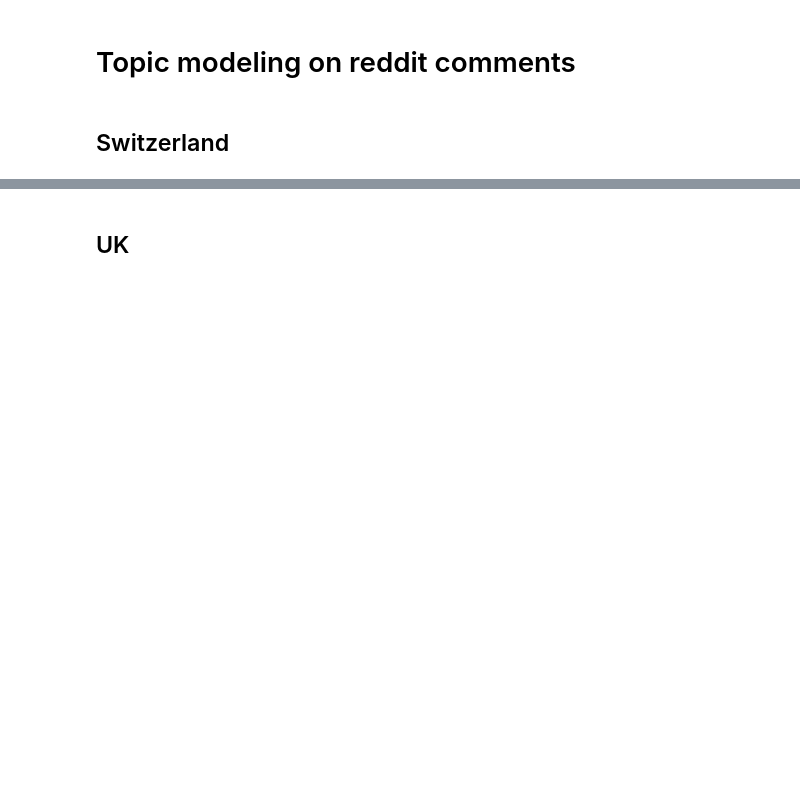
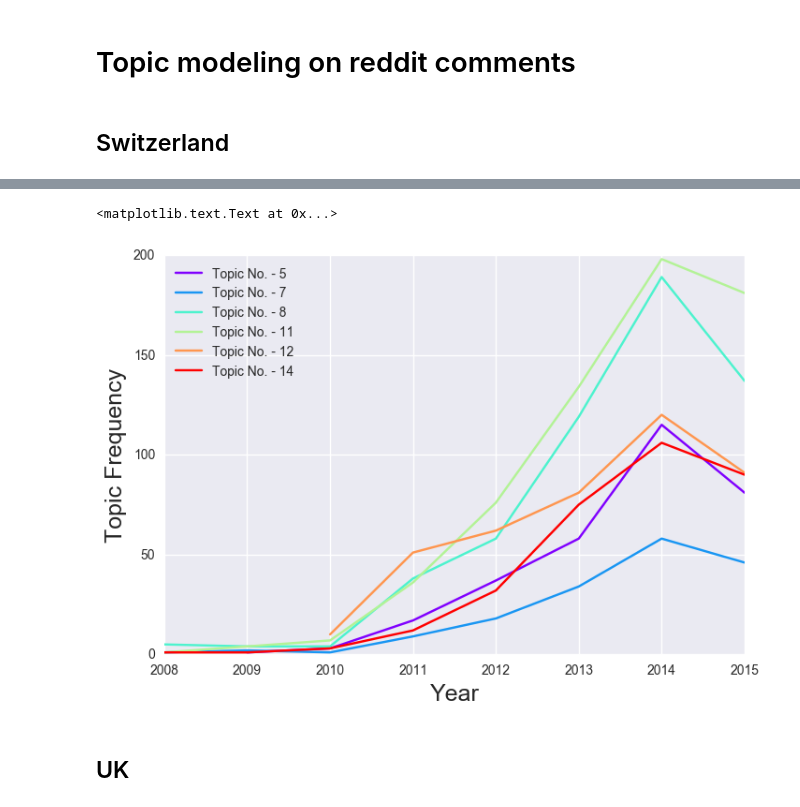
Before and after one commit to vidit09/ada-project, a Jupyter notebook: Topic Modeling/topic_modeling.ipynb, the cells around one changed output, grey strips where cells are left out. Drawn from its saved outputs; the diff is of its cells as text; code cells hidden in the pictures; blank space fills up the shorter version.

Commit message:
topic modelling till now

```diff
--- a/Topic Modeling/topic_modeling.ipynb
+++ b/Topic Modeling/topic_modeling.ipynb
@@ -93,7 +112,7 @@ dfsc_swiss = dfs_swiss.merge(dfc_swiss, how='inner', left_on='name', right_on='l
 cps_swiss = dfsc_swiss.groupby(by='name_x').apply(concat_comments_per_submission)
 cps_swiss = cps_swiss.reset_index()
 
-dfs_name = pd.DataFrame(dfs_swiss[['name', 'title']])
+dfs_name = pd.DataFrame(dfs_swiss[['name', 'title', 'created_utc']])
 df_aggcomments_swiss = dfs_name.merge(cps_swiss, how='inner', left_on='name', right_on='name_x')
 del df_aggcomments_swiss['name_x']
 df_aggcomments_swiss['title_comments'] = df_aggcomments_swiss.apply(lambda x: x['title']+' '+x['comments'], axis=1)
@@ -102,0 +123,3 @@ text_swiss = [t for t in df_aggcomments_swiss['title_comments']]
+# %%
+text_swiss = pickle.load(open('swiss_comments.pickle','rb'))
+processed_text = preprocessing(text_swiss)
@@ -118,3 +151,37 @@ model_swiss.print_topics()
+# %%
+most_likely_topic_per_doc = []
+for text in processed_text:
+    topic_per_doc = model_swiss.get_document_topics(dictionary.doc2bow(text))
+    most_likely_topic_per_doc.append(max(topic_per_doc,key=itemgetter(1))[0])
+
+df_aggcomments_swiss['topic_number'] = most_likely_topic_per_doc
+# %%
+dates = [datetime.fromtimestamp(t) for t in df_aggcomments_swiss['created_utc'].astype(int)]
+df_aggcomments_swiss['dates'] = dates
+month_dic = ['Jan','Feb','March','April','May','June','July','August','Sept','Oct','Nov','Dec']
+# month_dic[str(df_aggcomments_swiss.dates.iloc[0].year)]
+df_aggcomments_swiss['year'] = [str(df_aggcomments_swiss.dates.iloc[i].year) for i in range(len(df_aggcomments_swiss))]
+# %%
+topic_freq_by_month_year = pd.DataFrame({'freq':df_aggcomments_swiss.groupby(['year','topic_number']).size()})
+ddf = topic_freq_by_month_year.reset_index()
+
+color=iter(cm.rainbow(np.linspace(0,1,6)))
+
+interesting_topics = [11,12,14,8,5,7]
+for group in ddf.groupby('topic_number'):
+    if group[0] in interesting_topics:
+        c=next(color)
+
+        plt.plot(group[1].year.values,group[1].freq,c=c,label='Topic No. - %s' % group[0])
+        plt.ticklabel_format(style='plain',axis='x')
+
+plt.legend(loc=2)
+plt.xticks(range(2008,2016),['2008','2009','2010','2011','2012','2013','2014','2015'])
+plt.ylabel('Topic Frequency',fontsize=18)
+plt.xlabel('Year',fontsize=18)
+# %% [output]
+<matplotlib.text.Text at 0x...>
+[figure, added]
 # %% [markdown]
 ## UK
 # %%
```
Also changed, not shown: parts of 12 cells of this notebook, 37 other files.
